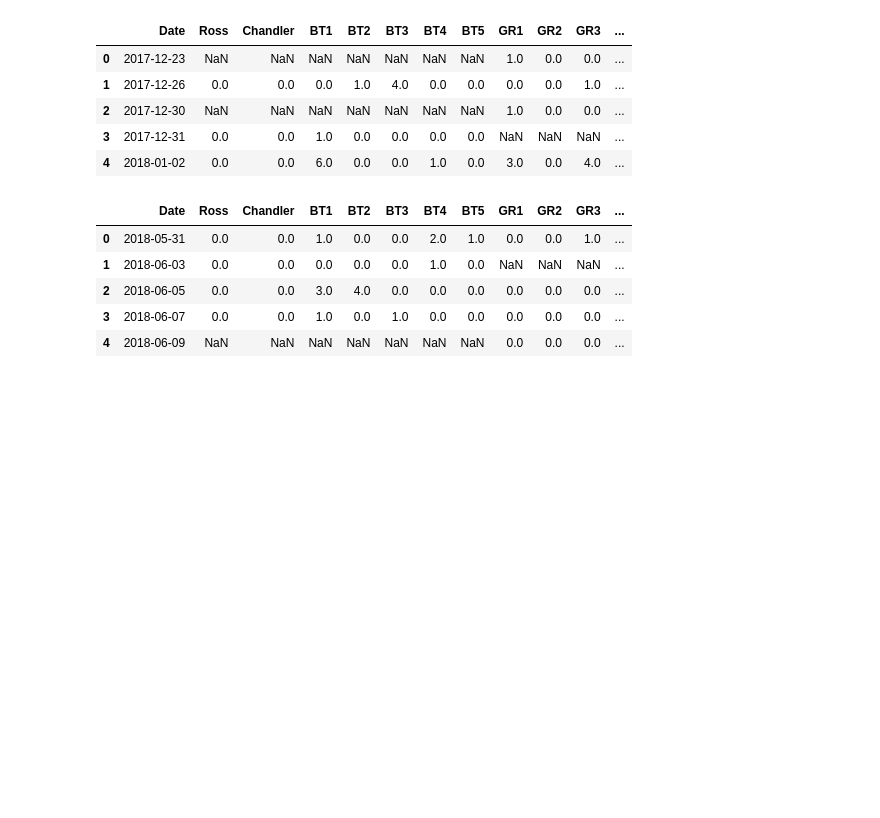
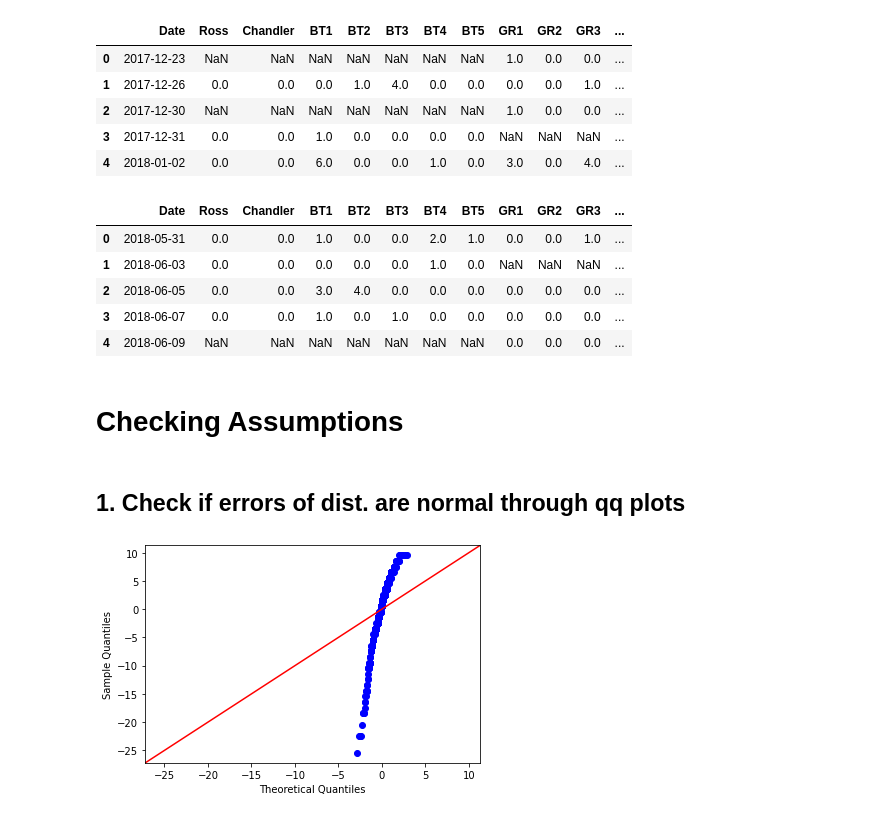
Before and after one commit to Data-Science-in-Business-Fall-2020/final-project-danny_brady_michael, a Jupyter notebook: T_Tests.ipynb, the cells around one changed output. Cells and saved outputs as stored; diff of their text form; code cells hidden in the pictures; blank space fills up the shorter version.

Commit message:
Checked some assumptions for the t-tests. Ran into some roadblocks. Will try again later

```diff
--- a/T_Tests.ipynb
+++ b/T_Tests.ipynb
@@ -850,3 +843,20 @@ drops_hi.head()
 | 2 | 2018-06-05 | 0.0 | 0.0 | 3.0 | 4.0 | 0.0 | 0.0 | 0.0 | 0.0 | 0.0 | 0.0 | ... |
 | 3 | 2018-06-07 | 0.0 | 0.0 | 1.0 | 0.0 | 1.0 | 0.0 | 0.0 | 0.0 | 0.0 | 0.0 | ... |
 | 4 | 2018-06-09 | NaN | NaN | NaN | NaN | NaN | NaN | NaN | 0.0 | 0.0 | 0.0 | ... |
+# %% [markdown]
+# Checking Assumptions
+# %% [markdown]
+## 1. Check if errors of dist. are normal through qq plots
+# %%
+import statsmodels.api as sm
+import scipy.stats as stats
+eat["Chandler"].mean()
+resid = []
+for num in targets.Ross:
+    resid.append(targets["Ross"].mean() - num)
+resid = pd.Series(resid).dropna()
+#px.line(resid)
+fig = sm.qqplot(resid, line = "45")
+plt.show()
+# %% [output]
+[figure, added]
```
Also changed, not shown: parts of 10 cells of this notebook.
